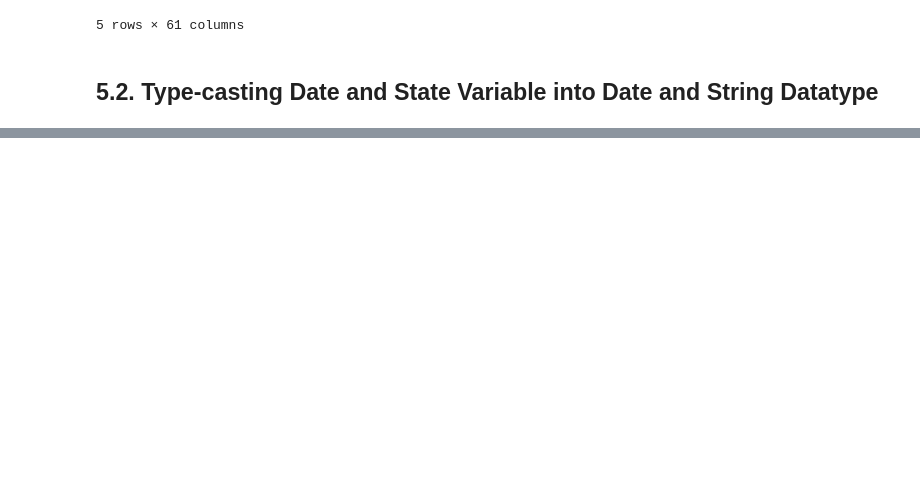
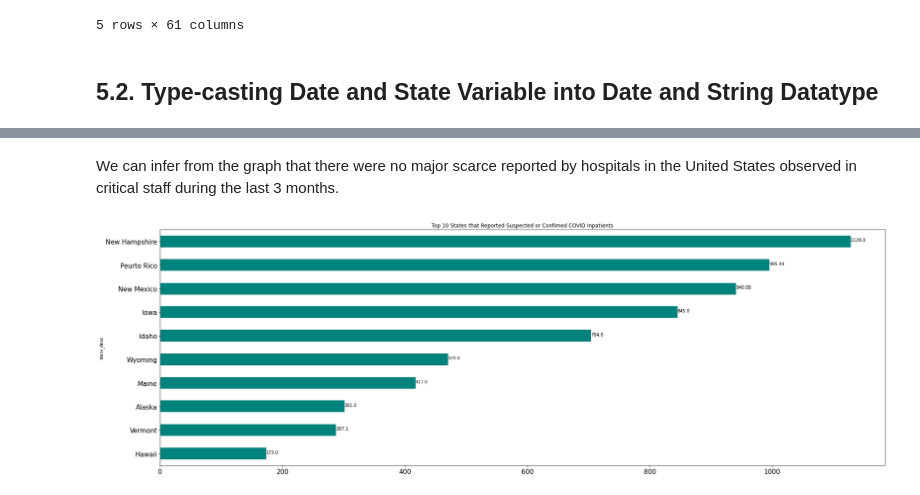
Before and after one commit to MangeshIpperNCI/DAP_PROJECT, a Jupyter notebook: x20143311.ipynb, the cells around one changed output, grey strips where cells are left out. Cells and saved outputs as stored; diff of their text form; code cells hidden in the pictures; blank space fills up the shorter version.

```diff
--- a/x20143311.ipynb
+++ b/x20143311.ipynb
@@ -112,0 +562,12 @@ COVID_HOSPITAL['state']=COVID_HOSPITAL['state'].astype(str)
+# %% [markdown]
+We can infer from the graph that there were no major scarce reported by hospitals in the United States observed in critical staff during the last 3 months.
+# %%
+# Horizontal Bar Chart Visualization to analyse Top 10 states that have reported COVID confirmed or suspected inpatients
+covid_onset_totals = covid_dataframe.groupby("state_desc")["hospital_onset_covid"].sum().sort_values().head(10)
+
+plt.rcParams["figure.figsize"] = (30,10)
+covid_onset_totals.plot(kind="barh", fontsize=15, title="Top 10 States that Reported Suspected or Confimed COVID Inpatients", color='#00827d')
+for index, value in enumerate(covid_onset_totals):
+    plt.text(value, index, str(round(value,2)))
+# %% [output]
+[figure, added]
```
Also changed, not shown: parts of 32 cells of this notebook.
